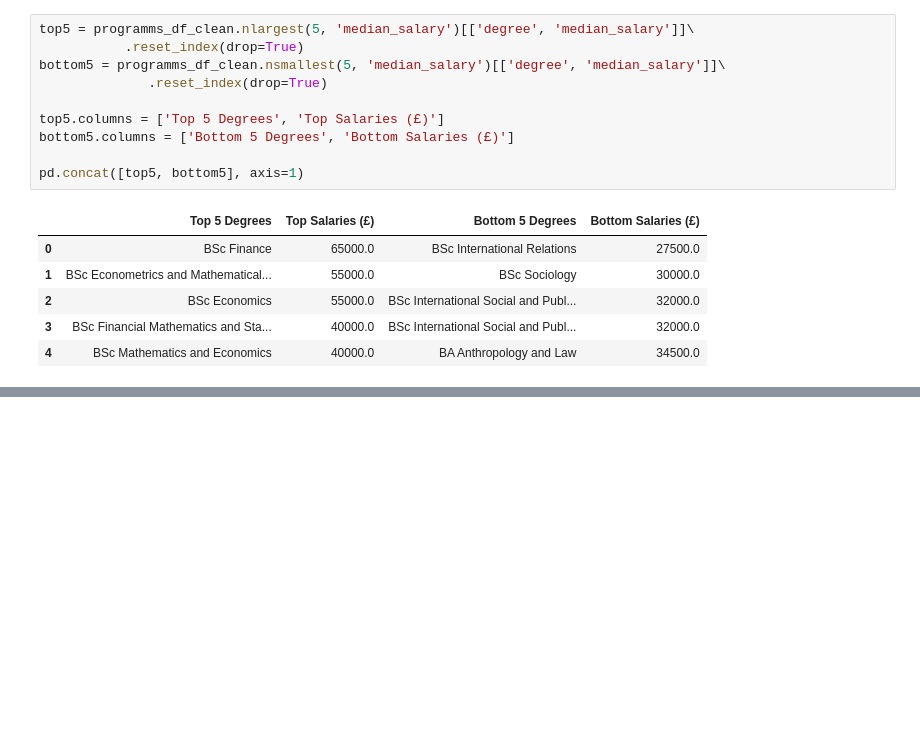
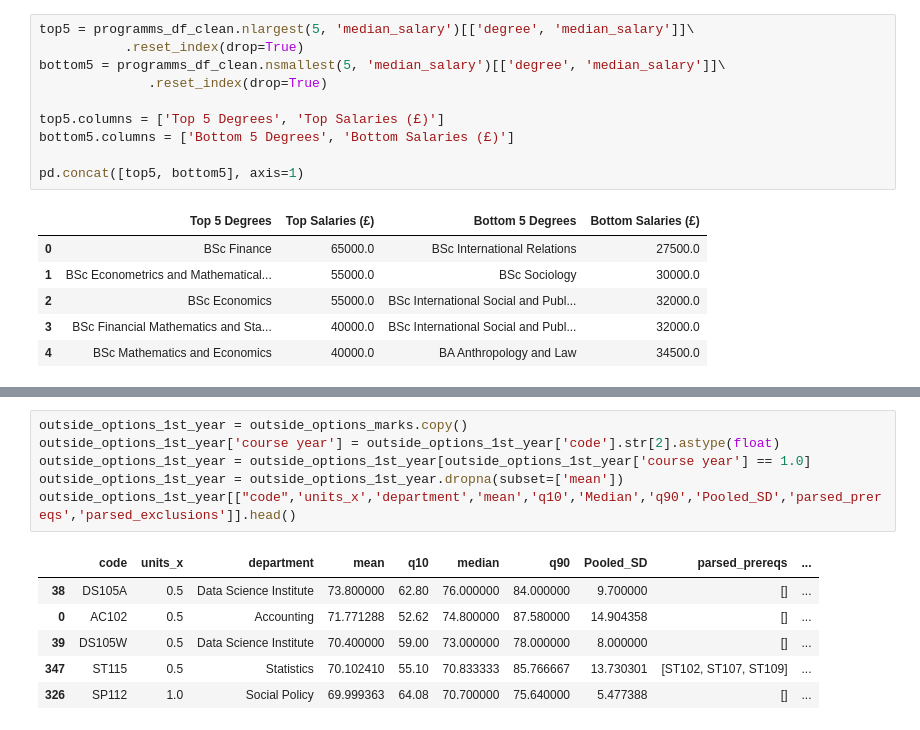
Before and after one commit to MaSe1010/project2, a Jupyter notebook: final_report.ipynb, the cells around one changed output, grey strips where cells are left out. Cells and saved outputs as stored; diff of their text form; blank space fills up the shorter version.

```diff
--- a/final_report.ipynb
+++ b/final_report.ipynb
@@ -250,0 +380,13 @@ Correlation between Acceptance Percentage and Median Salary: -0.19
+# %%
+outside_options_1st_year = outside_options_marks.copy()
+outside_options_1st_year['course year'] = outside_options_1st_year['code'].str[2].astype(float)
+outside_options_1st_year = outside_options_1st_year[outside_options_1st_year['course year'] == 1.0]
+outside_options_1st_year = outside_options_1st_year.dropna(subset=['mean'])
+outside_options_1st_year[["code",'units_x','department','mean','q10','Median','q90','Pooled_SD','parsed_prereqs','parsed_exclusions']].head()
+# %% [output]
+|  | code | units_x | department | mean | q10 | median | q90 | Pooled_SD | parsed_prereqs | ... |
+| 38 | DS105A | 0.5 | Data Science Institute | 73.800000 | 62.80 | 76.000000 | 84.000000 | 9.700000 | [] | ... |
+| 0 | AC102 | 0.5 | Accounting | 71.771288 | 52.62 | 74.800000 | 87.580000 | 14.904358 | [] | ... |
+| 39 | DS105W | 0.5 | Data Science Institute | 70.400000 | 59.00 | 73.000000 | 78.000000 | 8.000000 | [] | ... |
+| 347 | ST115 | 0.5 | Statistics | 70.102410 | 55.10 | 70.833333 | 85.766667 | 13.730301 | [ST102, ST107, ST109] | ... |
+| 326 | SP112 | 1.0 | Social Policy | 69.999363 | 64.08 | 70.700000 | 75.640000 | 5.477388 | [] | ... |
```
Also changed, not shown: parts of 68 cells of this notebook, 1 other file.
